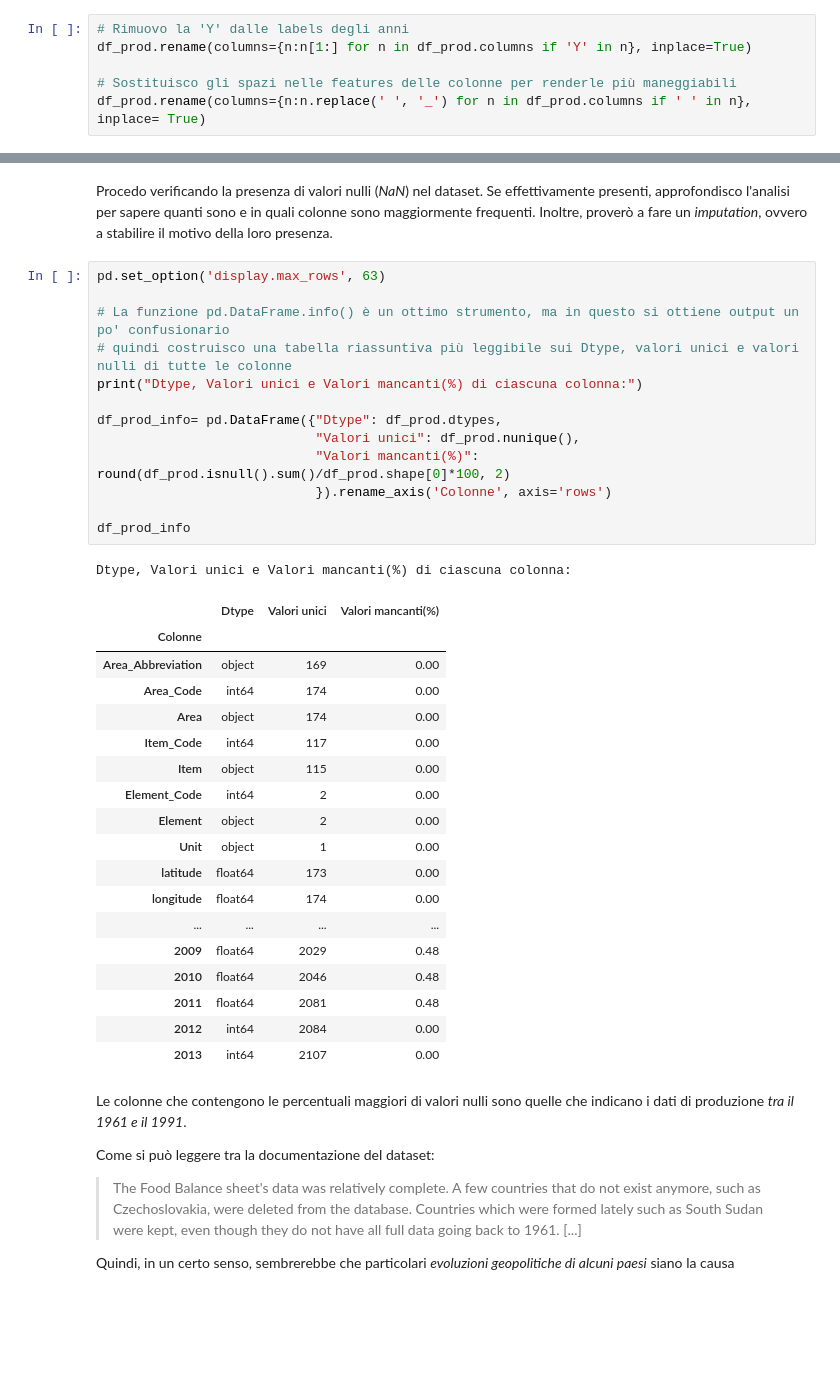
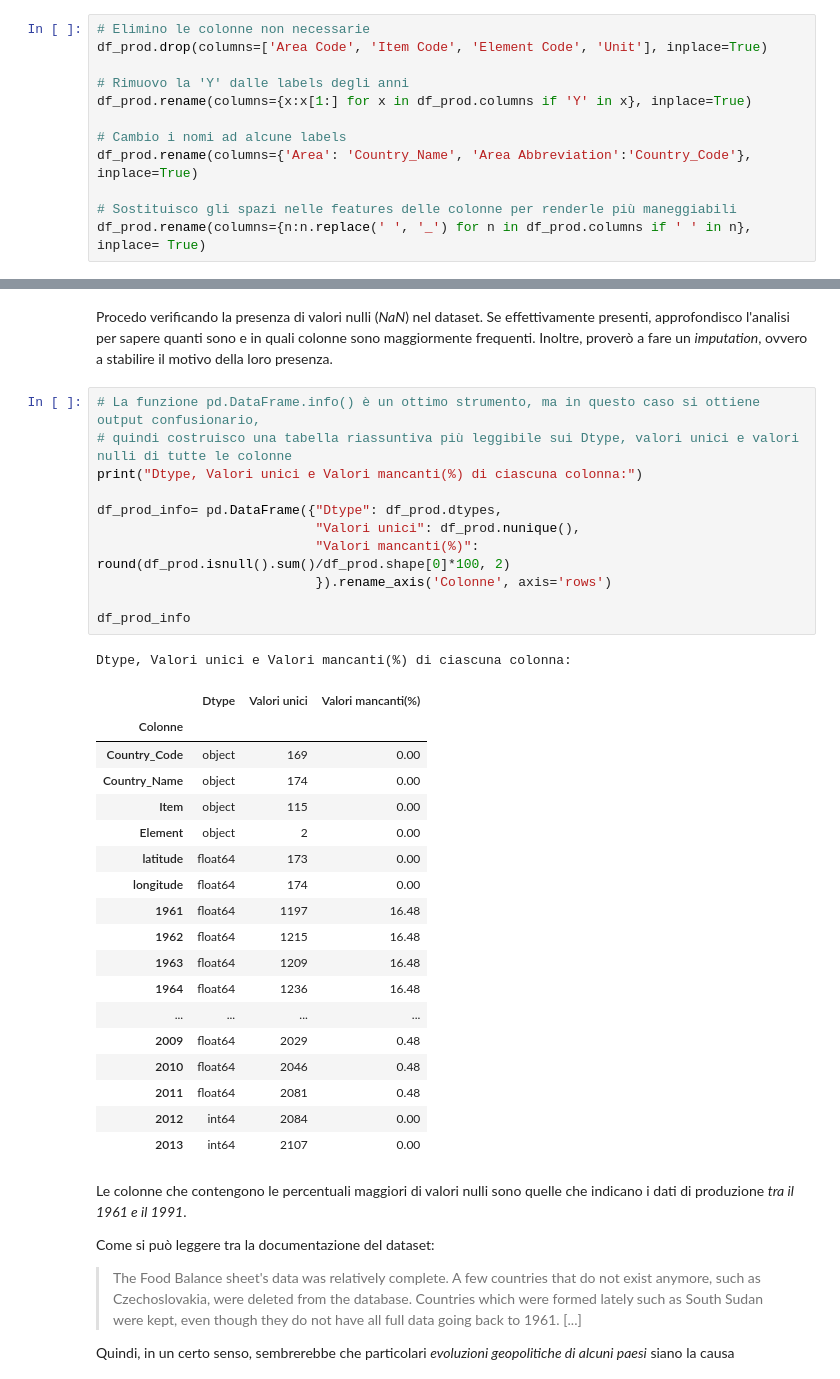
Before and after one commit to TheHextech/start2impact, a Jupyter notebook: Data_Science/Food_Project_DataVisualization_DataManipulation/EmanueleImmesiDataVis.ipynb, the cells around one changed output, grey strips where cells are left out. Saved outputs shown, nothing was run; the diff lists cells and outputs as text; blank space fills up the shorter version.

```diff
--- a/Data_Science/Food_Project_DataVisualization_DataManipulation/EmanueleImmesiDataVis.ipynb
+++ b/Data_Science/Food_Project_DataVisualization_DataManipulation/EmanueleImmesiDataVis.ipynb
@@ -115,8 +118,14 @@ Colonne del dataframe:
 | 3 | AFG | 2 | Afghanistan | 2513 | Barley and products | 5142 | Food | 1000 tonnes | 33.94 | ... |
 | 4 | AFG | 2 | Afghanistan | 2514 | Maize and products | 5521 | Feed | 1000 tonnes | 33.94 | ... |
 # %%
+# Elimino le colonne non necessarie
+df_prod.drop(columns=['Area Code', 'Item Code', 'Element Code', 'Unit'], inplace=True)
+
 # Rimuovo la 'Y' dalle labels degli anni
-df_prod.rename(columns={n:n[1:] for n in df_prod.columns if 'Y' in n}, inplace=True)
+df_prod.rename(columns={x:x[1:] for x in df_prod.columns if 'Y' in x}, inplace=True)
+
+# Cambio i nomi ad alcune labels
+df_prod.rename(columns={'Area': 'Country_Name', 'Area Abbreviation':'Country_Code'}, inplace=True)
 
 # Sostituisco gli spazi nelle features delle colonne per renderle più maneggiabili
 df_prod.rename(columns={n:n.replace(' ', '_') for n in df_prod.columns if ' ' in n}, inplace= True)
@@ -125,32 +134,30 @@ df_prod.rename(columns={n:n.replace(' ', '_') for n in df_prod.columns if ' ' in
 # %% [markdown]
 Procedo verificando la presenza di valori nulli (*NaN*) nel dataset. Se effettivamente presenti, approfondisco l'analisi per sapere quanti sono e in quali colonne sono maggiormente frequenti. Inoltre, proverò a fare un *imputation*, ovvero a stabilire il motivo della loro presenza.
 # %%
-pd.set_option('display.max_rows', 63)
-
-# La funzione pd.DataFrame.info() è un ottimo strumento, ma in questo si ottiene output un po' confusionario
+# La funzione pd.DataFrame.info() è un ottimo strumento, ma in questo caso si ottiene output confusionario,
 # quindi costruisco una tabella riassuntiva più leggibile sui Dtype, valori unici e valori nulli di tutte le colonne
 print("Dtype, Valori unici e Valori mancanti(%) di ciascuna colonna:")
 
 df_prod_info= pd.DataFrame({"Dtype": df_prod.dtypes,
                             "Valori unici": df_prod.nunique(),
                             "Valori mancanti(%)": round(df_prod.isnull().sum()/df_prod.shape[0]*100, 2)
                             }).rename_axis('Colonne', axis='rows')
 
 df_prod_info
 # %% [output]
 Dtype, Valori unici e Valori mancanti(%) di ciascuna colonna:
 |  | Dtype | Valori unici | Valori mancanti(%) |
 | Colonne |  |  |  |
-| Area_Abbreviation | object | 169 | 0.00 |
-| Area_Code | int64 | 174 | 0.00 |
-| Area | object | 174 | 0.00 |
-| Item_Code | int64 | 117 | 0.00 |
+| Country_Code | object | 169 | 0.00 |
+| Country_Name | object | 174 | 0.00 |
 | Item | object | 115 | 0.00 |
-| Element_Code | int64 | 2 | 0.00 |
 | Element | object | 2 | 0.00 |
-| Unit | object | 1 | 0.00 |
 | latitude | float64 | 173 | 0.00 |
 | longitude | float64 | 174 | 0.00 |
+| 1961 | float64 | 1197 | 16.48 |
+| 1962 | float64 | 1215 | 16.48 |
+| 1963 | float64 | 1209 | 16.48 |
+| 1964 | float64 | 1236 | 16.48 |
 | ... | ... | ... | ... |
 | 2009 | float64 | 2029 | 0.48 |
 | 2010 | float64 | 2046 | 0.48 |
```
Also changed, not shown: parts of 39 cells of this notebook.
